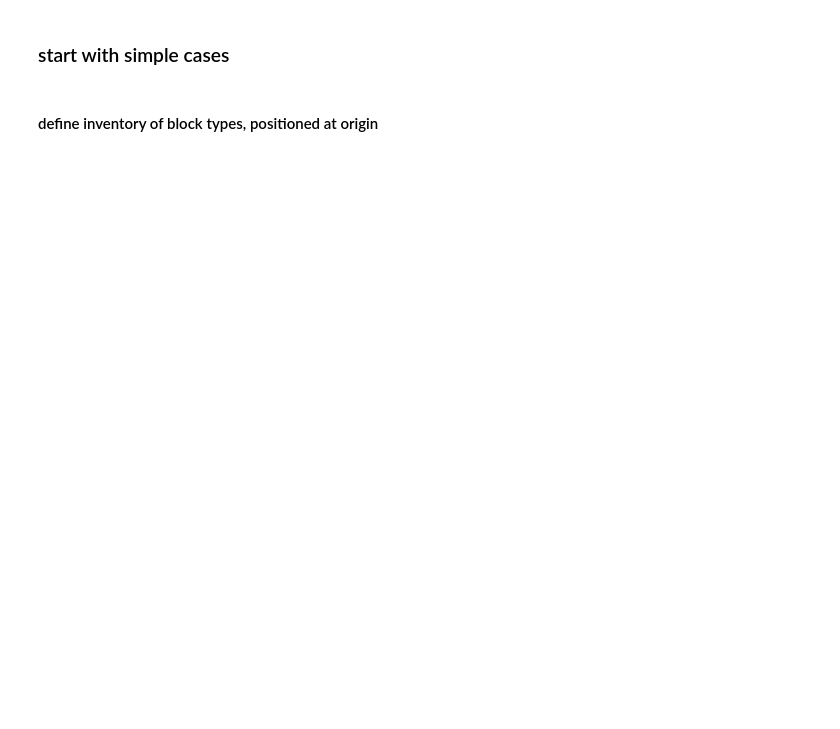
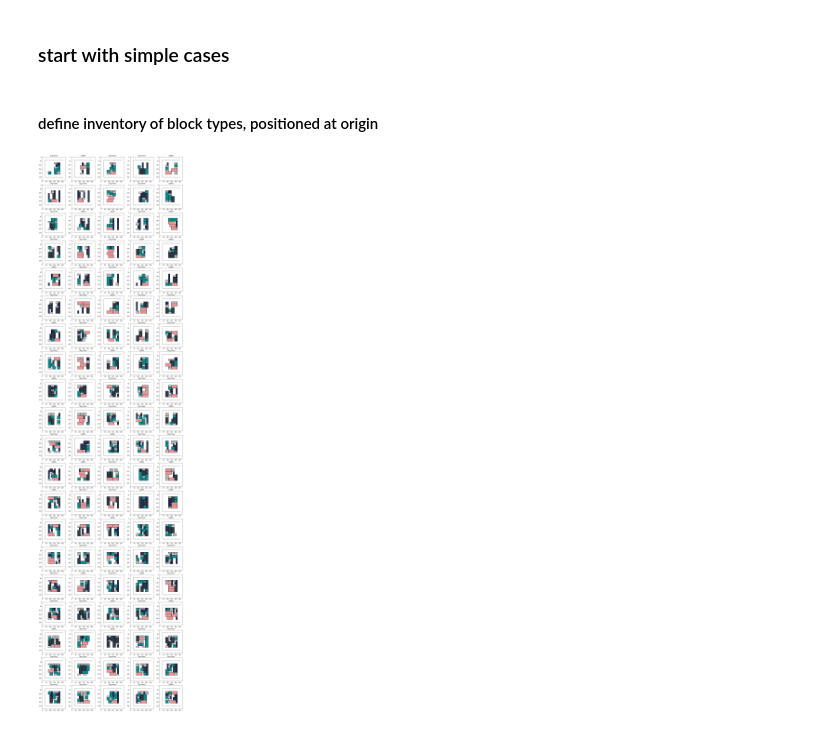
Before and after one commit to cogtoolslab/block_construction, a Jupyter notebook: stimuli/will/blockworld_generation.ipynb, the cells around one changed output. Drawn from its saved outputs; the diff is of its cells as text; code cells hidden in the pictures; blank space fills up the shorter version.

Commit message:
display multiple structures with stability check

```diff
--- a/stimuli/will/blockworld_generation.ipynb
+++ b/stimuli/will/blockworld_generation.ipynb
@@ -423,0 +465,42 @@ for i in np.arange(num_worlds):
+# %%
+importlib.reload(utils)
+from IPython.display import clear_output
+num_worlds = 100
+stable_list = []
+for i in np.arange(num_worlds):
+    # generate world
+    w, block_dict = utils.generate_random_world(remove_num_blocks=5,
+                                                block_dims = [
+                                                            (1,2),
+                                                            (2,1),
+                                                            (2,2),
+                                                            (2,4),
+                                                            (4,2)
+                                                            ])
+
+
+    # save world
+    utils.save_world(block_dict,path_to_dump = './test')
+    clear_output(wait=True)
+# %%
+import json
+importlib.reload(stability)
+image_paths = np.array([f for f in listdir('./test_render') if isfile(join('./test_render/', f))])
+json_paths = np.array([f for f in listdir('./test_json') if isfile(join('./test_json/', f))])
+image_paths.sort()
+json_paths.sort()
+
+fig=plt.figure(figsize=(20, 80))
+columns = 5
+rows = 20
+for i in range(1, columns*rows +1):
+    img = mpimg.imread(join('./test_render', image_paths[i-1]))
+    w = utils.World()
+    J = open(join('./test_json', json_paths[i-1])).read()
+    #J = json.loads(open(os.path.join(path_to_dump,'blockworld_area{}_num{}.js'.format(area_filled,num_blocks)),mode='r').read())
+    w.populate_from_json(J)
+    fig.add_subplot(rows, columns, i, title=stability.test_world_stability(w, Y_SHIFT=1.1))
+    plt.imshow(img)
+plt.show()
+# %% [output]
+[figure, added]
```
Also changed, not shown: parts of 6 cells of this notebook, 3 other files.
